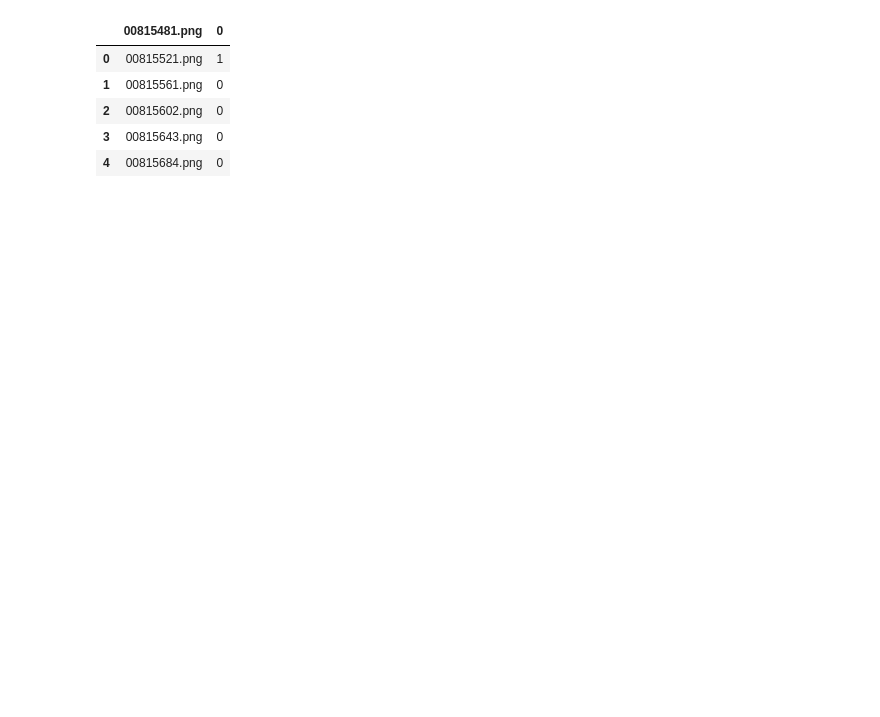
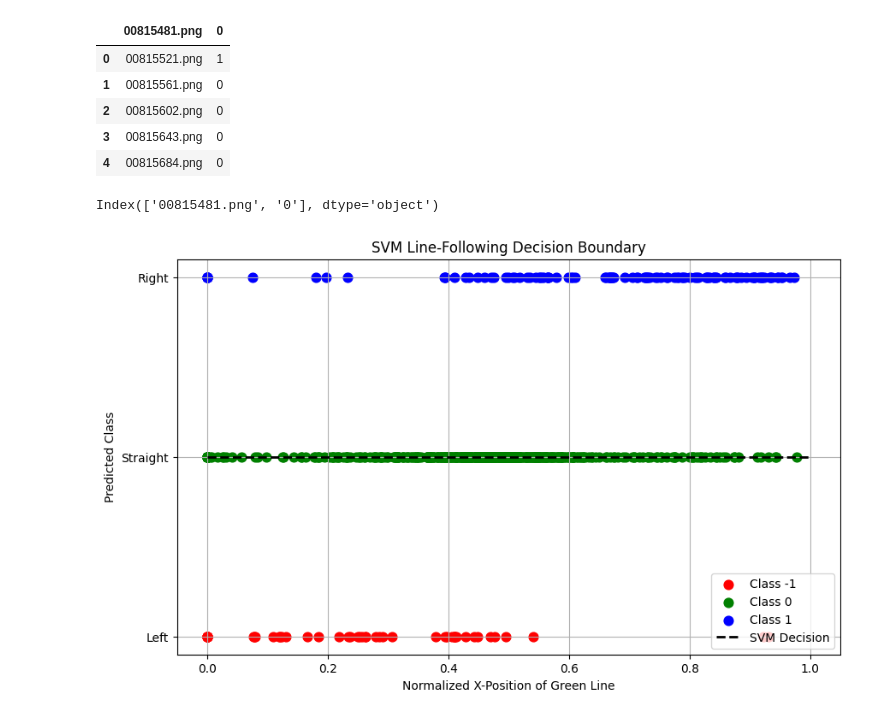
Before and after one commit to mddsayemm/Autonomous-System-A-Group--D, a Jupyter notebook: ML Implementation/Line Following SVM.ipynb, the cells around one changed output. Drawn from its saved outputs; the diff is of its cells as text; code cells hidden in the pictures; blank space fills up the shorter version.

```diff
--- a/ML Implementation/Line Following SVM.ipynb
+++ b/ML Implementation/Line Following SVM.ipynb
@@ -18,0 +50,63 @@ labels_df.head()
+# %%
+print(labels_df.columns)
+# %% [output]
+Index(['00815481.png', '0'], dtype='object')
+# %%
+labels_df = pd.read_csv(LABELS_FILE, header=None)
+labels_df.columns = ['filename', 'label']
+# %%
+X = []
+y = []
+
+for _, row in labels_df.iterrows():
+    image_path = os.path.join(IMAGE_FOLDER, row['filename'])
+    features = extract_features(image_path)
+
+    if features is not None:
+        X.append(features)
+        y.append(row['label'])
+# %%
+import numpy as np
+import matplotlib.pyplot as plt
+from sklearn.model_selection import train_test_split
+from sklearn.svm import SVC
+
+# Convert lists to arrays if needed
+X = np.array(X)
+y = np.array(y)
+
+# Split the data
+X_train, X_test, y_train, y_test = train_test_split(X, y, test_size=0.2, random_state=42)
+
+# Train the SVM model
+model = SVC(kernel='linear')
+model.fit(X_train, y_train)
+
+# Generate values across feature range (0 to 1)
+x_range = np.linspace(0, 1, 300).reshape(-1, 1)
+y_range_pred = model.predict(x_range)
+
+# Plot training points
+plt.figure(figsize=(10, 6))
+colors = {-1: "red", 0: "green", 1: "blue"}
+
+for label in np.unique(y_train):
+    plt.scatter(
+        X_train[y_train == label],
+        [label] * len(X_train[y_train == label]),
+        c=colors[label], label=f"Class {label}", s=60
+    )
+
+# Plot SVM prediction line
+plt.plot(x_range, y_range_pred, 'k--', label="SVM Decision", linewidth=2)
+
+# Labels
+plt.title("SVM Line-Following Decision Boundary")
+plt.xlabel("Normalized X-Position of Green Line")
+plt.ylabel("Predicted Class")
+plt.yticks([-1, 0, 1], ["Left", "Straight", "Right"])
+plt.grid(True)
+plt.legend()
+plt.show()
+# %% [output]
+[figure, added]
```
Also changed, not shown: parts of 2 cells of this notebook.
